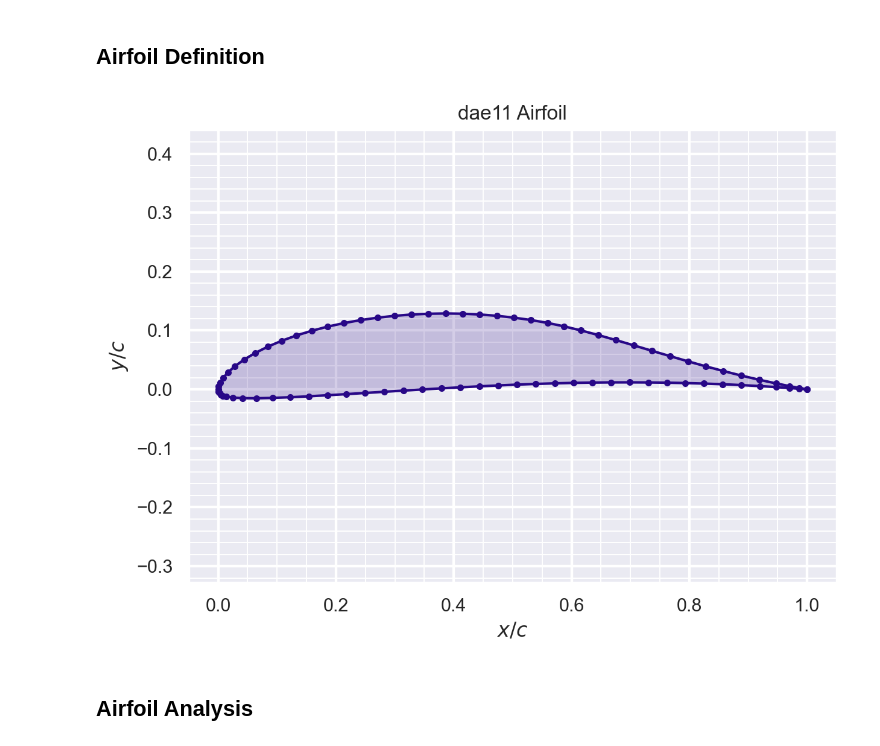
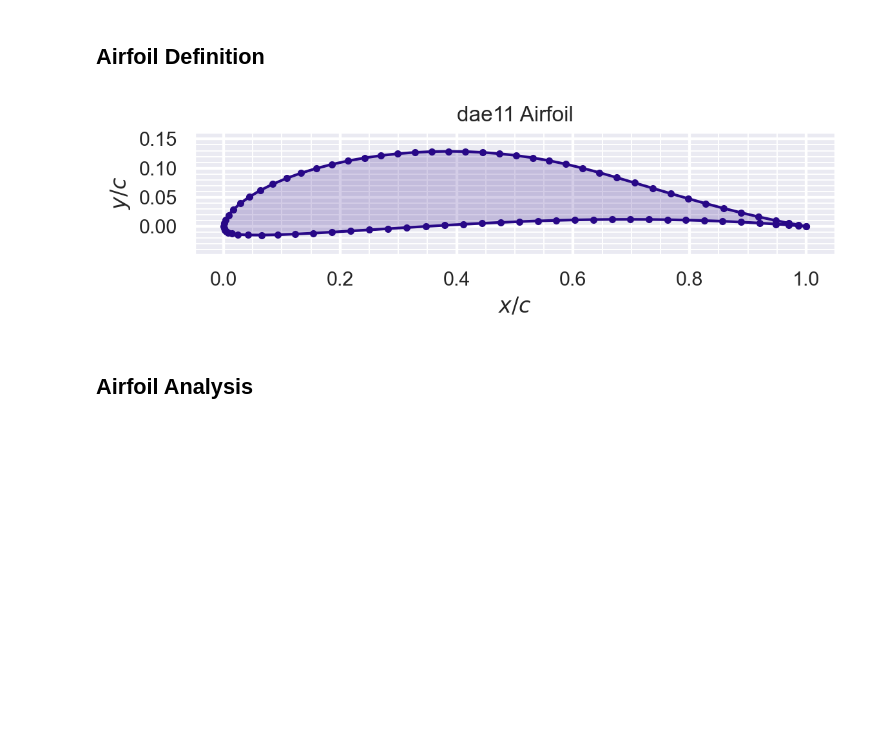
Before and after one commit to peterdsharpe/AeroSandbox, a Jupyter notebook: tutorial/06 - Aerodynamics/02 - AeroSandbox 2D Aerodynamics Tools/01 - NeuralFoil.ipynb, the cells around one changed output. Saved outputs shown, nothing was run; the diff lists cells and outputs as text; code cells hidden in the pictures; blank space fills up the shorter version.

Commit message:
improve figure

```diff
--- a/tutorial/06 - Aerodynamics/02 - AeroSandbox 2D Aerodynamics Tools/01 - NeuralFoil.ipynb
+++ b/tutorial/06 - Aerodynamics/02 - AeroSandbox 2D Aerodynamics Tools/01 - NeuralFoil.ipynb
@@ -7,11 +7,15 @@ This is a brief demo of how [NeuralFoil](https://github.com/peterdsharpe/NeuralF
 # %%
 import aerosandbox as asb
 import aerosandbox.numpy as np
+import matplotlib.pyplot as plt
+import aerosandbox.tools.pretty_plots as p
 
 af = asb.Airfoil("dae11")
+
+fig, ax = plt.subplots(figsize=(6, 2))
 af.draw()
 # %% [output]
-[figure, old version]
+[figure, new version]
 # %% [markdown]
 ## Airfoil Analysis
 # %% [markdown]
```
Also changed, not shown: parts of 1 cell of this notebook.
